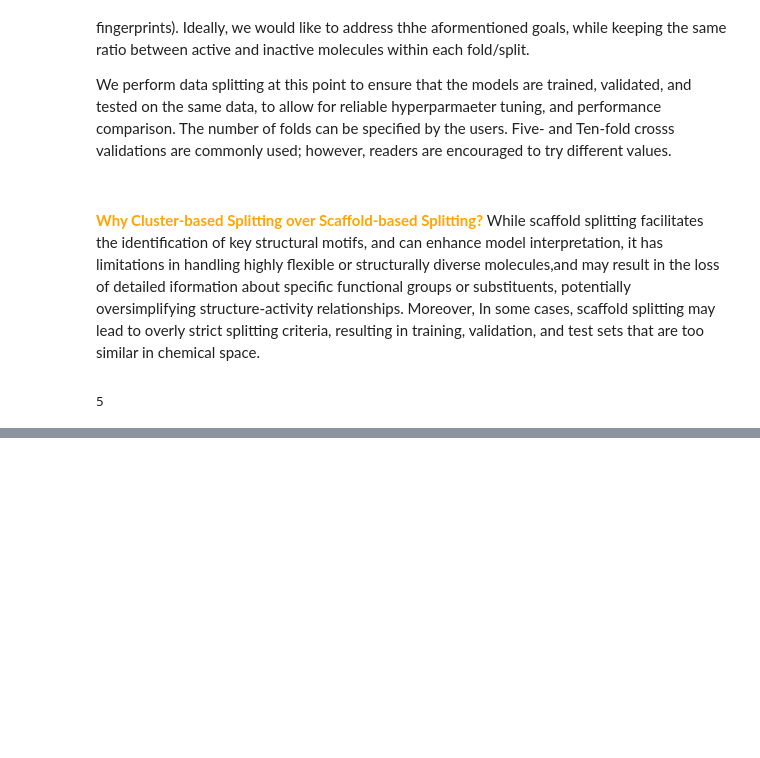
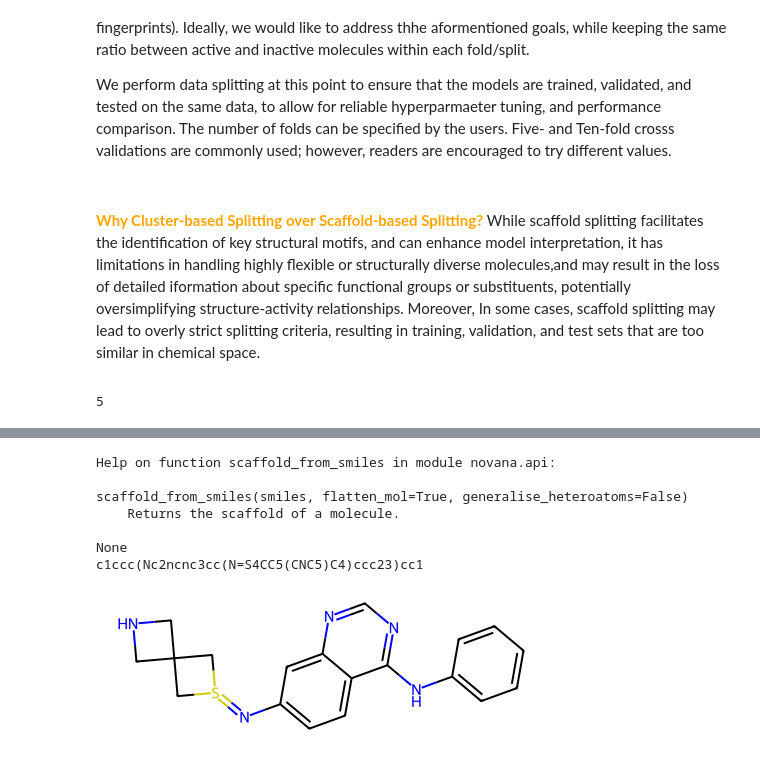
Before and after one commit to djoy4stem/caismd_qsar_2024, a Jupyter notebook: notebooks/caismd_dd2_data_processing.ipynb, the cells around one changed output, grey strips where cells are left out. Saved outputs shown, nothing was run; the diff lists cells and outputs as text; code cells hidden in the pictures; blank space fills up the shorter version.

```diff
--- a/notebooks/caismd_dd2_data_processing.ipynb
+++ b/notebooks/caismd_dd2_data_processing.ipynb
@@ -730,0 +737,13 @@ The read is encouraged to try the methods described below.
+# %%
+print(help(scaffold_from_smiles))
+print(MolToSmiles(scaffold_from_smiles(smiles, flatten_mol=False, generalise_heteroatoms=False)))
+scaffold_from_smiles(smiles, flatten_mol=False, generalise_heteroatoms=False)
+# %% [output]
+Help on function scaffold_from_smiles in module novana.api:
+
+scaffold_from_smiles(smiles, flatten_mol=True, generalise_heteroatoms=False)
+    Returns the scaffold of a molecule.
+
+None
+c1ccc(Nc2ncnc3cc(N=S4CC5(CNC5)C4)ccc23)cc1
+[figure, added]
```
Also changed, not shown: parts of 21 cells of this notebook, 1 other file.
